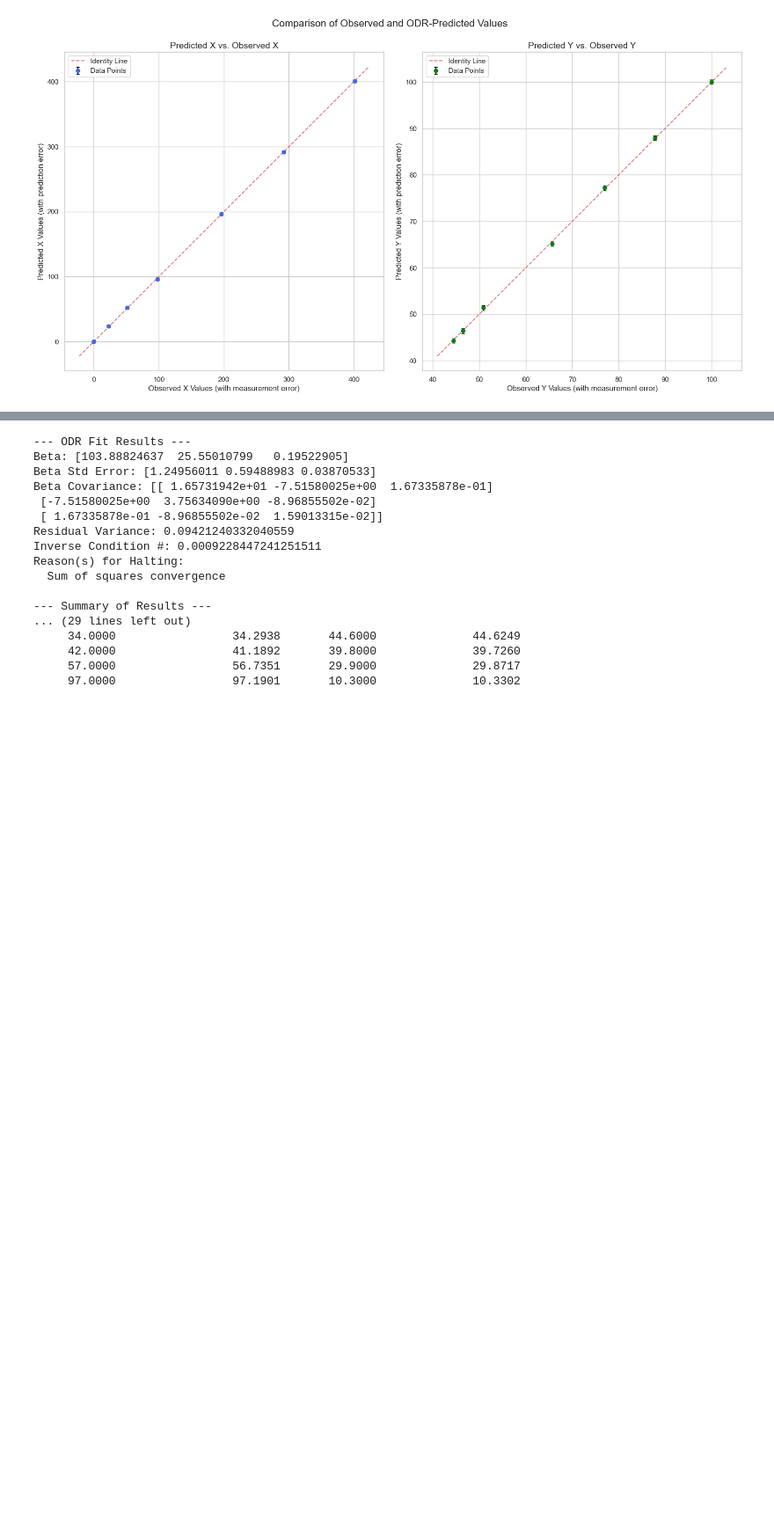
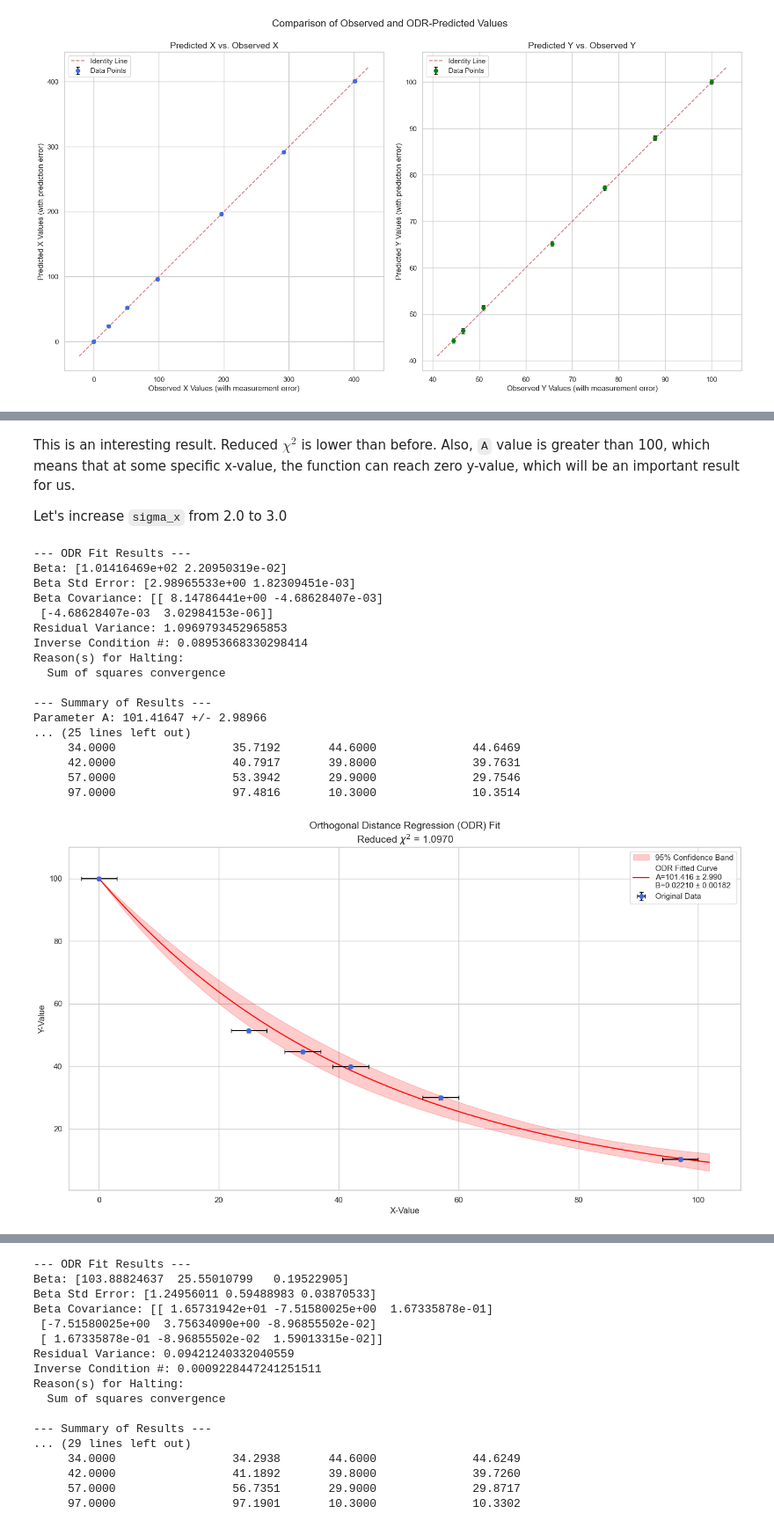
Before and after one commit to Yakovliev/quantopia, a Jupyter notebook: _sources/math/odr-code.ipynb, the cells around one changed output, grey strips where cells are left out. Shown at 88% size. Cells and saved outputs as stored; diff of their text form; code cells hidden in the pictures; blank space fills up the shorter version.

```diff
--- a/_sources/math/odr-code.ipynb
+++ b/_sources/math/odr-code.ipynb
@@ -643,0 +744,51 @@ Parameter A: 56.76943 +/- 0.42674
+# %% [markdown]
+This is an interesting result. Reduced $\chi^2$ is lower than before. Also, `A` value is greater than 100, which means that at some specific x-value, the function can reach zero y-value, which will be an important result for us.
+
+Let's increase `sigma_x` from 2.0 to 3.0
+# %%
+def model_function(beta, x):
+    """
+    The custom function to approximate the data.
+    f(x; A, B) = A * (np.exp(-B * x) - 1) + 100
+    Note: The signature is now (beta, x) for scipy.odr.
+    """
+    A, B = beta
+    return A * (np.exp(-B * x) - 1) + 100
+
+# Dataset 1
+x = np.array([0, 25, 34, 42, 57, 97])
+y_obs = np.array([100, 51.3, 44.6, 39.8, 29.9, 10.3])
+sigma_y = np.full_like(y_obs, 0.5, dtype=float)
+sigma_x = np.full_like(x, 3.0, dtype=float)
+initial_guess = [50, 0.01]
+
+# Analyze the curve fit and get results using ODR
+odr_results = analyze_odr(x, y_obs, sigma_x, sigma_y, model_function, initial_guess)
+
+# Print the metrics
+print_metrics(odr_results)
+
+# Draw the curve fit plot
+draw_curve_fit(odr_results, model_function)
+
+# Plot predicted vs observed values
+plot_predicted_vs_observed(odr_results, show_errors=True)
+# %% [output]
+--- ODR Fit Results ---
+Beta: [1.01416469e+02 2.20950319e-02]
+Beta Std Error: [2.98965533e+00 1.82309451e-03]
+Beta Covariance: [[ 8.14786441e+00 -4.68628407e-03]
+ [-4.68628407e-03  3.02984153e-06]]
+Residual Variance: 1.0969793452965853
+Inverse Condition #: 0.08953668330298414
+Reason(s) for Halting:
+  Sum of squares convergence
+
+--- Summary of Results ---
+Parameter A: 101.41647 +/- 2.98966
+... (25 lines left out)
+     34.0000                 35.7192       44.6000              44.6469
+     42.0000                 40.7917       39.8000              39.7631
+     57.0000                 53.3942       29.9000              29.7546
+     97.0000                 97.4816       10.3000              10.3514
+[figure, added]
```
Also changed, not shown: parts of 10 cells of this notebook, 12 other files.
